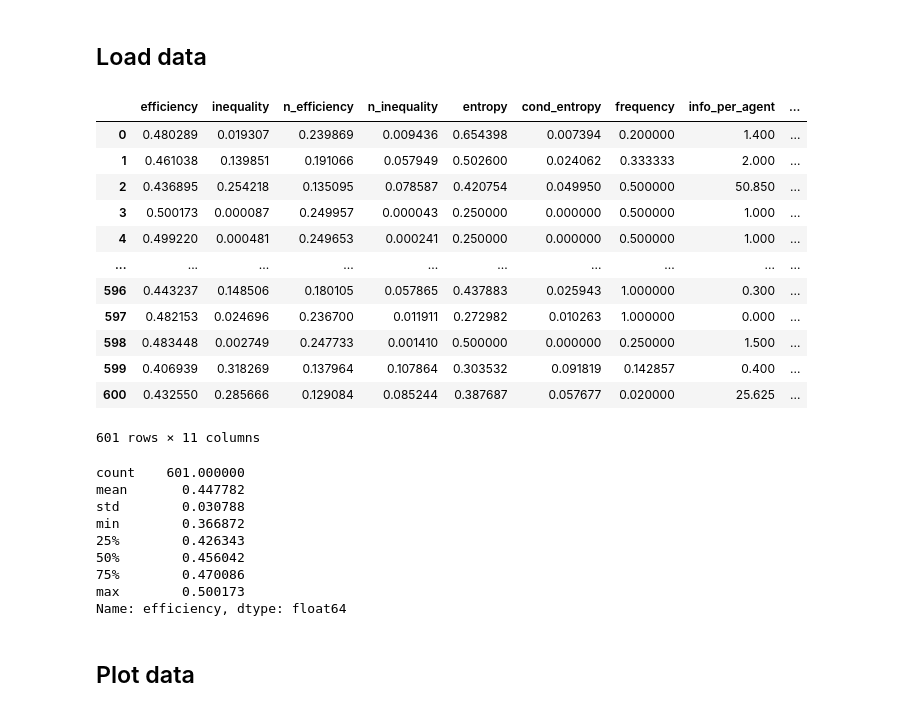
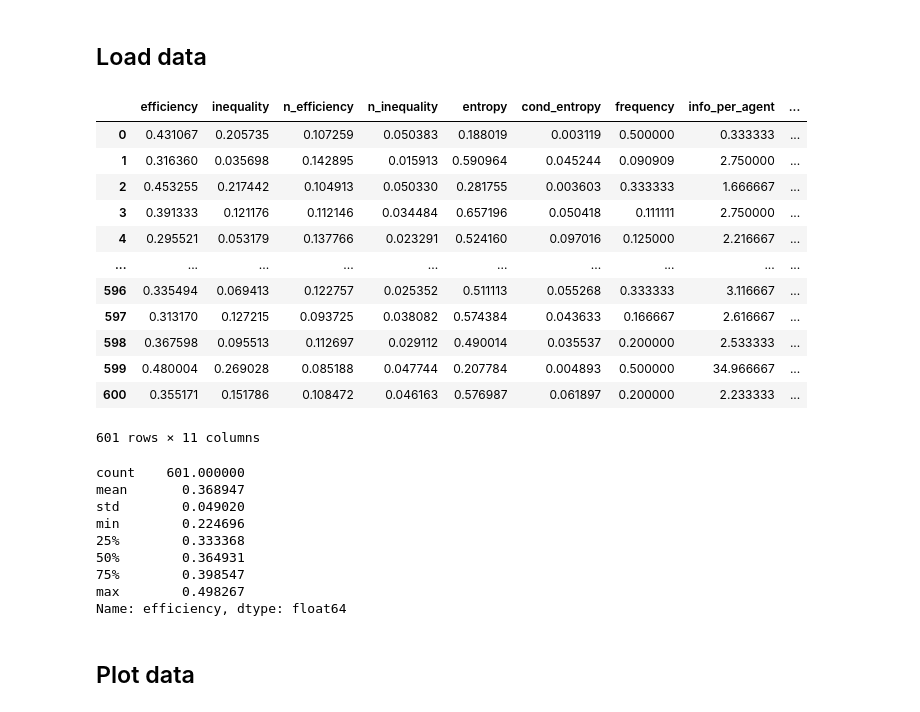
Before and after one commit to calvar/el_farol_agents, a Jupyter notebook: markov_fplay/TSNE.ipynb, the cells around one changed output. Saved outputs shown, nothing was run; the diff lists cells and outputs as text; code cells hidden in the pictures.

```diff
--- a/markov_fplay/TSNE.ipynb
+++ b/markov_fplay/TSNE.ipynb
@@ -18,33 +18,37 @@ N = 4
+# %%
+ifile = "params/N6/simulation_params_N6C0.01.dat"
+plot_folder = "plots/"
+plot_subfolder1 = "data_distribution/N6/"
 # %% [markdown]
 ## Load data
 # %%
-df = pd.read_table("params/N4/simulation_params_N4C0.5.dat", sep="\s+", header=None, names=['efficiency','inequality','n_efficiency','n_inequality','entropy','cond_entropy','frequency','info_per_agent','int_entropy','ineq_slope','emax_perc'])
+df = pd.read_table(ifile, sep="\s+", header=None, names=['efficiency','inequality','n_efficiency','n_inequality','entropy','cond_entropy','frequency','info_per_agent','int_entropy','ineq_slope','emax_perc'])
 df
 # %% [output]
 |  | efficiency | inequality | n_efficiency | n_inequality | entropy | cond_entropy | frequency | info_per_agent | ... |
-| 0 | 0.480289 | 0.019307 | 0.239869 | 0.009436 | 0.654398 | 0.007394 | 0.200000 | 1.400 | ... |
-| 1 | 0.461038 | 0.139851 | 0.191066 | 0.057949 | 0.502600 | 0.024062 | 0.333333 | 2.000 | ... |
-| 2 | 0.436895 | 0.254218 | 0.135095 | 0.078587 | 0.420754 | 0.049950 | 0.500000 | 50.850 | ... |
-| 3 | 0.500173 | 0.000087 | 0.249957 | 0.000043 | 0.250000 | 0.000000 | 0.500000 | 1.000 | ... |
-| 4 | 0.499220 | 0.000481 | 0.249653 | 0.000241 | 0.250000 | 0.000000 | 0.500000 | 1.000 | ... |
+| 0 | 0.431067 | 0.205735 | 0.107259 | 0.050383 | 0.188019 | 0.003119 | 0.500000 | 0.333333 | ... |
+| 1 | 0.316360 | 0.035698 | 0.142895 | 0.015913 | 0.590964 | 0.045244 | 0.090909 | 2.750000 | ... |
+| 2 | 0.453255 | 0.217442 | 0.104913 | 0.050330 | 0.281755 | 0.003603 | 0.333333 | 1.666667 | ... |
+| 3 | 0.391333 | 0.121176 | 0.112146 | 0.034484 | 0.657196 | 0.050418 | 0.111111 | 2.750000 | ... |
+| 4 | 0.295521 | 0.053179 | 0.137766 | 0.023291 | 0.524160 | 0.097016 | 0.125000 | 2.216667 | ... |
 | ... | ... | ... | ... | ... | ... | ... | ... | ... | ... |
-| 596 | 0.443237 | 0.148506 | 0.180105 | 0.057865 | 0.437883 | 0.025943 | 1.000000 | 0.300 | ... |
-| 597 | 0.482153 | 0.024696 | 0.236700 | 0.011911 | 0.272982 | 0.010263 | 1.000000 | 0.000 | ... |
-| 598 | 0.483448 | 0.002749 | 0.247733 | 0.001410 | 0.500000 | 0.000000 | 0.250000 | 1.500 | ... |
-| 599 | 0.406939 | 0.318269 | 0.137964 | 0.107864 | 0.303532 | 0.091819 | 0.142857 | 0.400 | ... |
-| 600 | 0.432550 | 0.285666 | 0.129084 | 0.085244 | 0.387687 | 0.057677 | 0.020000 | 25.625 | ... |
+| 596 | 0.335494 | 0.069413 | 0.122757 | 0.025352 | 0.511113 | 0.055268 | 0.333333 | 3.116667 | ... |
+| 597 | 0.313170 | 0.127215 | 0.093725 | 0.038082 | 0.574384 | 0.043633 | 0.166667 | 2.616667 | ... |
+| 598 | 0.367598 | 0.095513 | 0.112697 | 0.029112 | 0.490014 | 0.035537 | 0.200000 | 2.533333 | ... |
+| 599 | 0.480004 | 0.269028 | 0.085188 | 0.047744 | 0.207784 | 0.004893 | 0.500000 | 34.966667 | ... |
+| 600 | 0.355171 | 0.151786 | 0.108472 | 0.046163 | 0.576987 | 0.061897 | 0.200000 | 2.233333 | ... |
 601 rows × 11 columns
 # %%
 df['efficiency'].describe()
 # %% [output]
 count    601.000000
-mean       0.447782
-std        0.030788
-min        0.366872
-25%        0.426343
-50%        0.456042
-75%        0.470086
-max        0.500173
+mean       0.368947
+std        0.049020
+min        0.224696
+25%        0.333368
+50%        0.364931
+75%        0.398547
+max        0.498267
 Name: efficiency, dtype: float64
 # %%
 #data_f = pd.read_csv("data/MFP_4medidas.csv")
```
Also changed, not shown: parts of 19 cells of this notebook, 12 other files.
